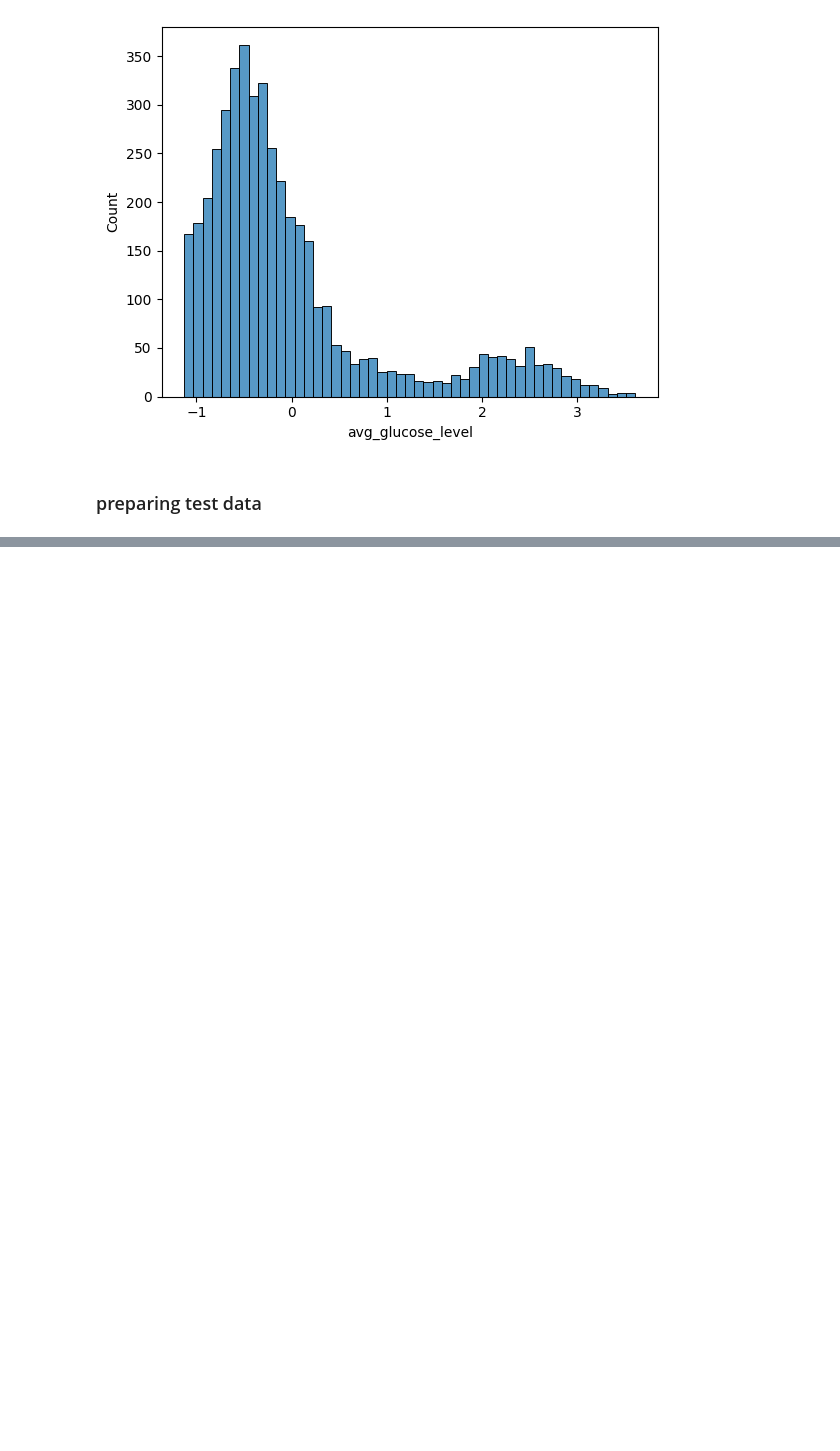
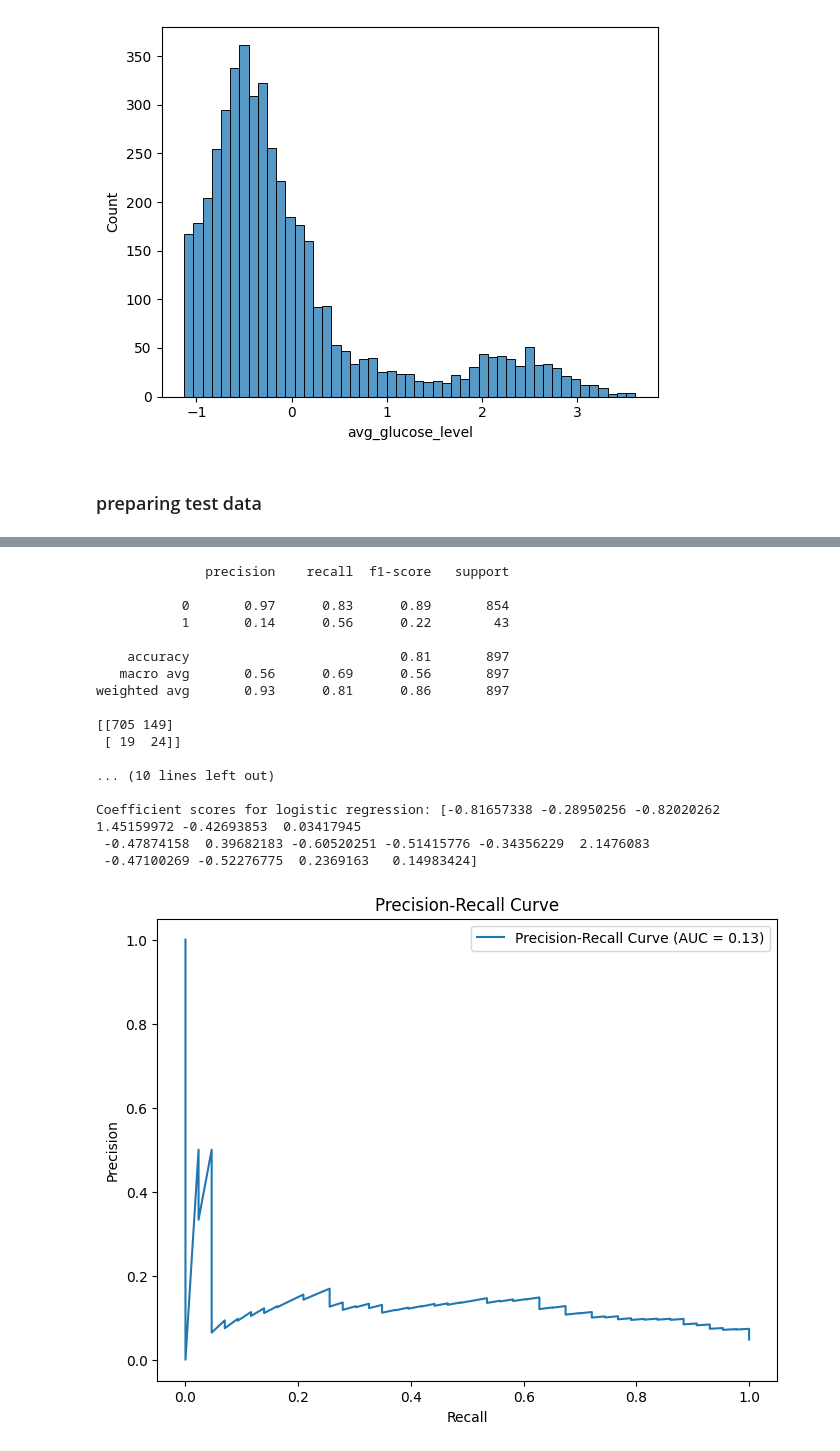
Before and after one commit to rahmanaminoor25/ML-project--stroke, a Jupyter notebook: Classification_project.ipynb, the cells around one changed output, grey strips where cells are left out. Drawn from its saved outputs; the diff is of its cells as text; code cells hidden in the pictures; blank space fills up the shorter version.

```diff
--- a/Classification_project.ipynb
+++ b/Classification_project.ipynb
@@ -528,0 +617,21 @@ Undersampled class distribution: Counter({0: 223, 1: 223})
+# %%
+logistic(X_train_resampled2,y_train_resampled2)
+# %% [output]
+              precision    recall  f1-score   support
+
+           0       0.97      0.83      0.89       854
+           1       0.14      0.56      0.22        43
+
+    accuracy                           0.81       897
+   macro avg       0.56      0.69      0.56       897
+weighted avg       0.93      0.81      0.86       897
+
+[[705 149]
+ [ 19  24]]
+
+... (10 lines left out)
+
+Coefficient scores for logistic regression: [-0.81657338 -0.28950256 -0.82020262  1.45159972 -0.42693853  0.03417945
+ -0.47874158  0.39682183 -0.60520251 -0.51415776 -0.34356229  2.1476083
+ -0.47100269 -0.52276775  0.2369163   0.14983424]
+[figure, added]
```
Also changed, not shown: parts of 13 cells of this notebook.
